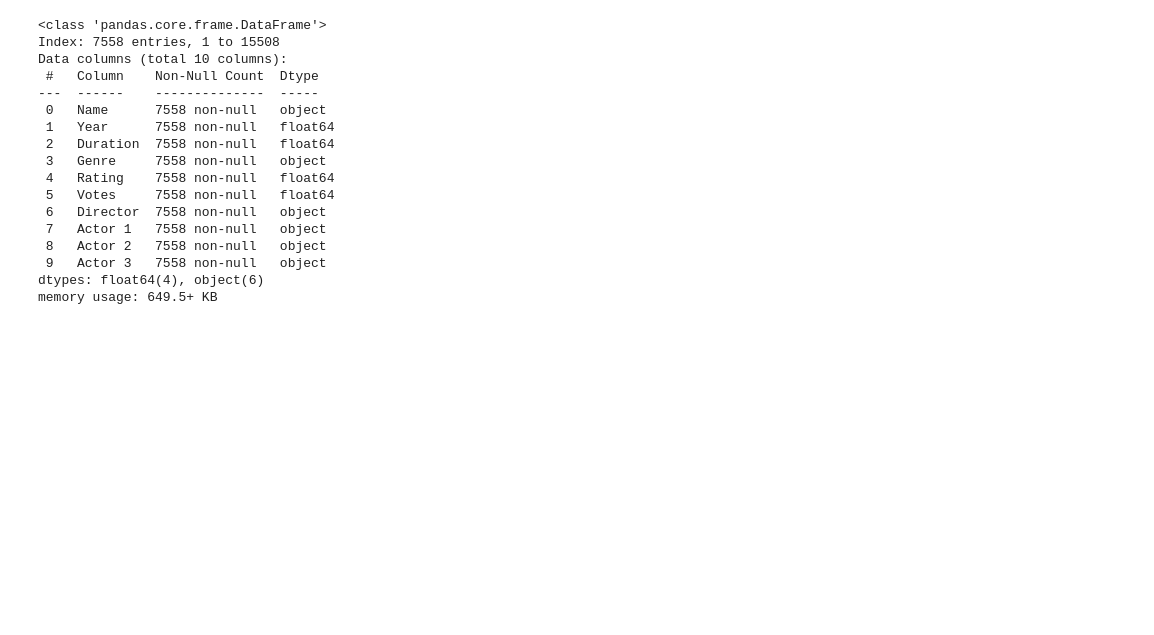
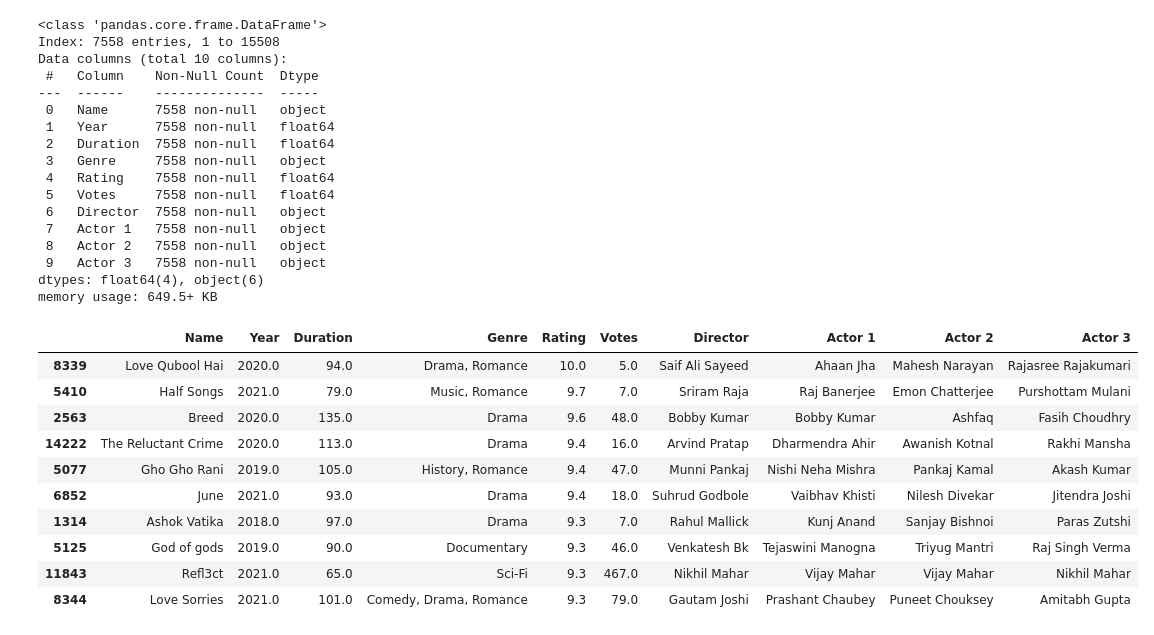
Before and after one commit to Sumit-Agnihotri/MOVIE_RATING_PREDICTION, a Jupyter notebook: Movie Rating Prediction.ipynb, the cells around one changed output. Saved outputs shown, nothing was run; the diff lists cells and outputs as text; code cells hidden in the pictures; blank space fills up the shorter version.

```diff
--- a/Movie Rating Prediction.ipynb
+++ b/Movie Rating Prediction.ipynb
@@ -150,3 +150,18 @@ Data columns (total 10 columns):
  9   Actor 3   7558 non-null   object
 dtypes: float64(4), object(6)
 memory usage: 649.5+ KB
+# %%
+top_movie = dataset.loc[dataset["Rating"].sort_values(ascending=False)[:10].index]
+top_movie
+# %% [output]
+|  | Name | Year | Duration | Genre | Rating | Votes | Director | Actor 1 | Actor 2 | Actor 3 |
+| 8339 | Love Qubool Hai | 2020.0 | 94.0 | Drama, Romance | 10.0 | 5.0 | Saif Ali Sayeed | Ahaan Jha | Mahesh Narayan | Rajasree Rajakumari |
+| 5410 | Half Songs | 2021.0 | 79.0 | Music, Romance | 9.7 | 7.0 | Sriram Raja | Raj Banerjee | Emon Chatterjee | Purshottam Mulani |
+| 2563 | Breed | 2020.0 | 135.0 | Drama | 9.6 | 48.0 | Bobby Kumar | Bobby Kumar | Ashfaq | Fasih Choudhry |
+| 14222 | The Reluctant Crime | 2020.0 | 113.0 | Drama | 9.4 | 16.0 | Arvind Pratap | Dharmendra Ahir | Awanish Kotnal | Rakhi Mansha |
+| 5077 | Gho Gho Rani | 2019.0 | 105.0 | History, Romance | 9.4 | 47.0 | Munni Pankaj | Nishi Neha Mishra | Pankaj Kamal | Akash Kumar |
+| 6852 | June | 2021.0 | 93.0 | Drama | 9.4 | 18.0 | Suhrud Godbole | Vaibhav Khisti | Nilesh Divekar | Jitendra Joshi |
+| 1314 | Ashok Vatika | 2018.0 | 97.0 | Drama | 9.3 | 7.0 | Rahul Mallick | Kunj Anand | Sanjay Bishnoi | Paras Zutshi |
+| 5125 | God of gods | 2019.0 | 90.0 | Documentary | 9.3 | 46.0 | Venkatesh Bk | Tejaswini Manogna | Triyug Mantri | Raj Singh Verma |
+| 11843 | Refl3ct | 2021.0 | 65.0 | Sci-Fi | 9.3 | 467.0 | Nikhil Mahar | Vijay Mahar | Vijay Mahar | Nikhil Mahar |
+| 8344 | Love Sorries | 2021.0 | 101.0 | Comedy, Drama, Romance | 9.3 | 79.0 | Gautam Joshi | Prashant Chaubey | Puneet Chouksey | Amitabh Gupta |
```
